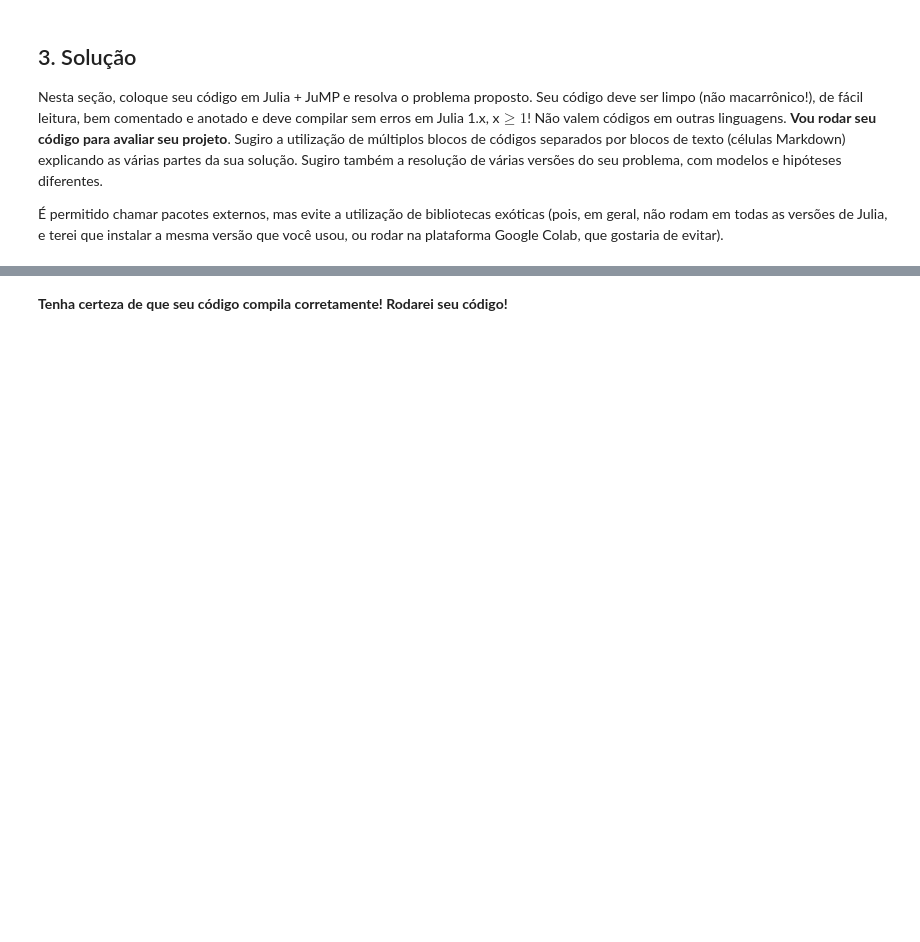
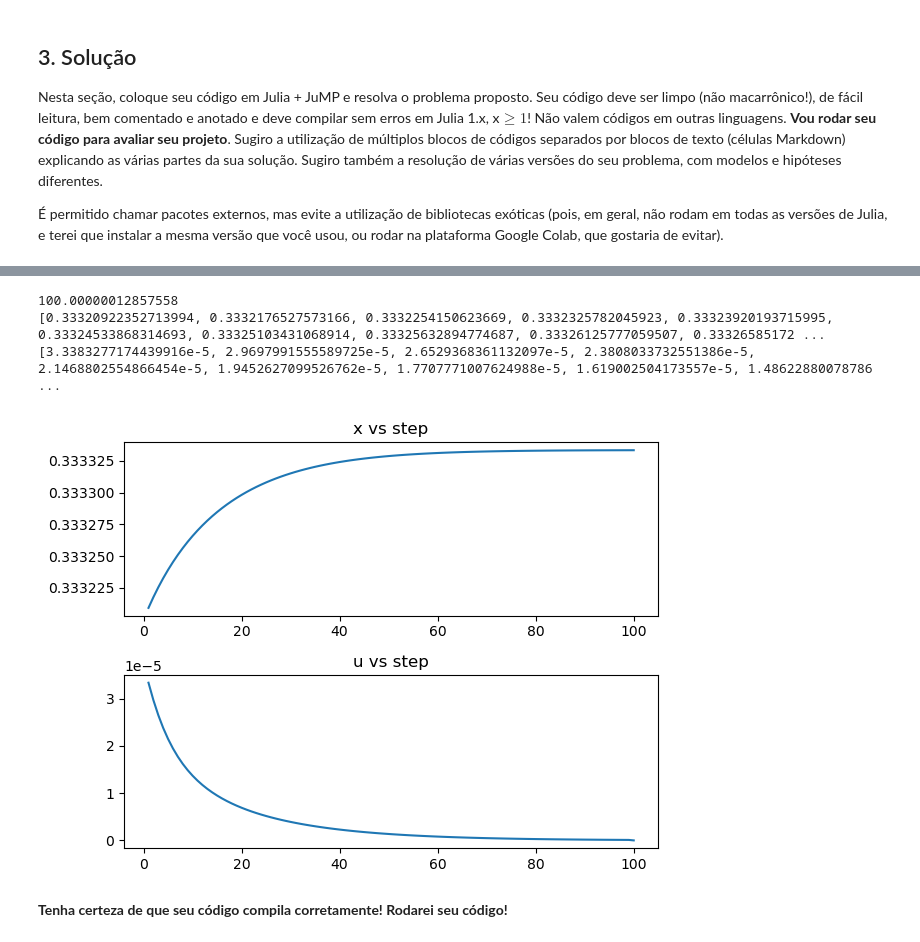
Before and after one commit to Gabrieljsss/information-spread-optimization-model, a Jupyter notebook: modelo_relatorio_projeto_2022.ipynb, the cells around one changed output, grey strips where cells are left out. Saved outputs shown, nothing was run; the diff lists cells and outputs as text; code cells hidden in the pictures; blank space fills up the shorter version.

Commit message:
Implement optimal control

```diff
--- a/modelo_relatorio_projeto_2022.ipynb
+++ b/modelo_relatorio_projeto_2022.ipynb
@@ -119,0 +113,17 @@ X_eqb = 1-(delta/b2);
+# %%
+import Pkg;
+Pkg.add("JuMP");
+Pkg.add("Clp");
+Pkg.add("PyPlot");
+Pkg.add("Ipopt");
+
+@time using Clp;
+@time using JuMP;
+@time using PyPlot;
+@time using Ipopt;
+
+δ = 0.1; #forgetting factor
+β1 = 0.1; #spreading constant
+β2 = 0.15; #social spreading
+λ = 1; #time cost weight
+xEquilibrium = 1-(δ/β2);
@@ -143,3 +153,56 @@ O número total de cabras é: 0.0
+# %%
+m = Model(Ipopt.Optimizer);
+set_silent(m);
+numberOfIterations = 100;
+@variable(m, xOptimalControl[1:numberOfIterations] >= 0);
+@variable(m, uOptimalControl[1:numberOfIterations] >= 0);
+
+for t in 1:numberOfIterations-1
+    @constraint(m, xOptimalControl[t+1] == xOptimalControl[t] + β1*uOptimalControl[t]*(1 - xOptimalControl[t]) + β2*(1 - xOptimalControl[t])*xOptimalControl[t] - δ*xOptimalControl[t]);
+end
+
+@constraint(m, uOptimalControl[numberOfIterations] == 0);
+@constraint(m, xOptimalControl[numberOfIterations] == xEquilibrium);
+@constraint(m, sum(xOptimalControl) >= 0);
+@constraint(m, sum(uOptimalControl) >= 0);
+
+@constraint(m, xOptimalControl[1] <= 1000) #prevent explosion
+@constraint(m, uOptimalControl[1] <= 1000) #prevent explosion
+
+@objective(m, Min, sum(
+    uOptimalControl .* uOptimalControl .+ (xOptimalControl .- xEquilibrium).*(xOptimalControl .- xEquilibrium) .+ λ
+));
+optimize!(m);
+
+println(JuMP.objective_value.(m))
+println(JuMP.value.(xOptimalControl));
+println(JuMP.value.(uOptimalControl));
+
+####### exporting variables for further analysis ########
+costOptimalControlResult = JuMP.objective_value.(m);
+xOptimalControlResult = JuMP.value.(xOptimalControl);
+uOptimalControlResult = JuMP.value.(uOptimalControl);
+
+##### plotting #######
+clf(); #required for vscode on mac
+fig = plt.figure();
+
+ax1 = fig.add_subplot(2, 1, 1);
+ax1.title.set_text("x vs step");
+plt.plot(range(1, numberOfIterations), transpose(JuMP.value.(xOptimalControl)));
+
+ax2 = fig.add_subplot(2, 1, 2);
+ax2.title.set_text("u vs step");
+plt.plot(range(1, numberOfIterations), transpose(JuMP.value.(uOptimalControl)));
+
+fig.tight_layout();
+show()
+gcf()
+# %% [output]
+100.00000012857558
+[0.33320922352713994, 0.3332176527573166, 0.3332254150623669, 0.3332325782045923, 0.33323920193715995, 0.33324533868314693, 0.33325103431068914, 0.33325632894774687, 0.33326125777059507, 0.33326585172 ...
+[3.3383277174439916e-5, 2.9697991555589725e-5, 2.6529368361132097e-5, 2.3808033732551386e-5, 2.1468802554866454e-5, 1.9452627099526762e-5, 1.7707771007624988e-5, 1.619002504173557e-5, 1.48622880078786 ...
+[figure, added]
 # %% [markdown]
 **Tenha certeza de que seu código compila corretamente! Rodarei seu código!**
 # %% [markdown]
```
Also changed, not shown: parts of 3 cells of this notebook.
